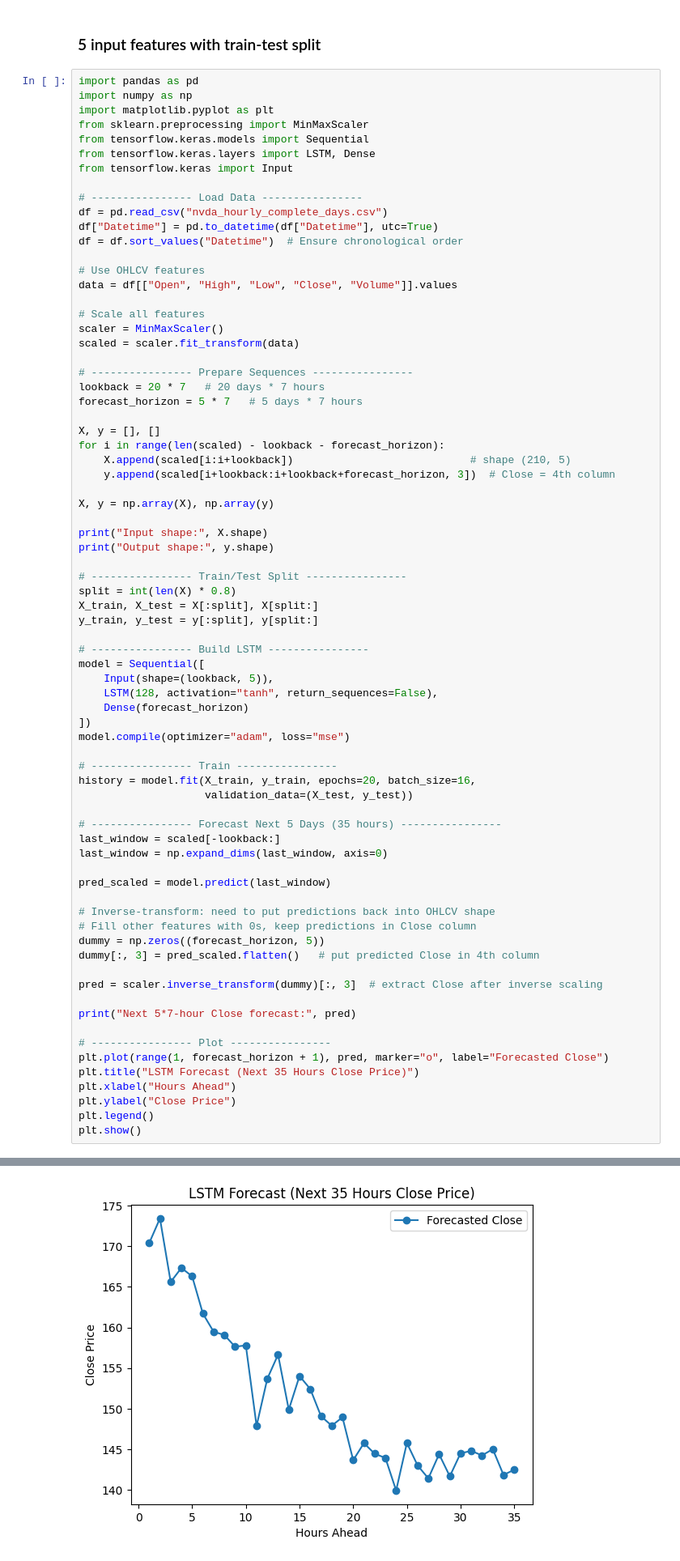
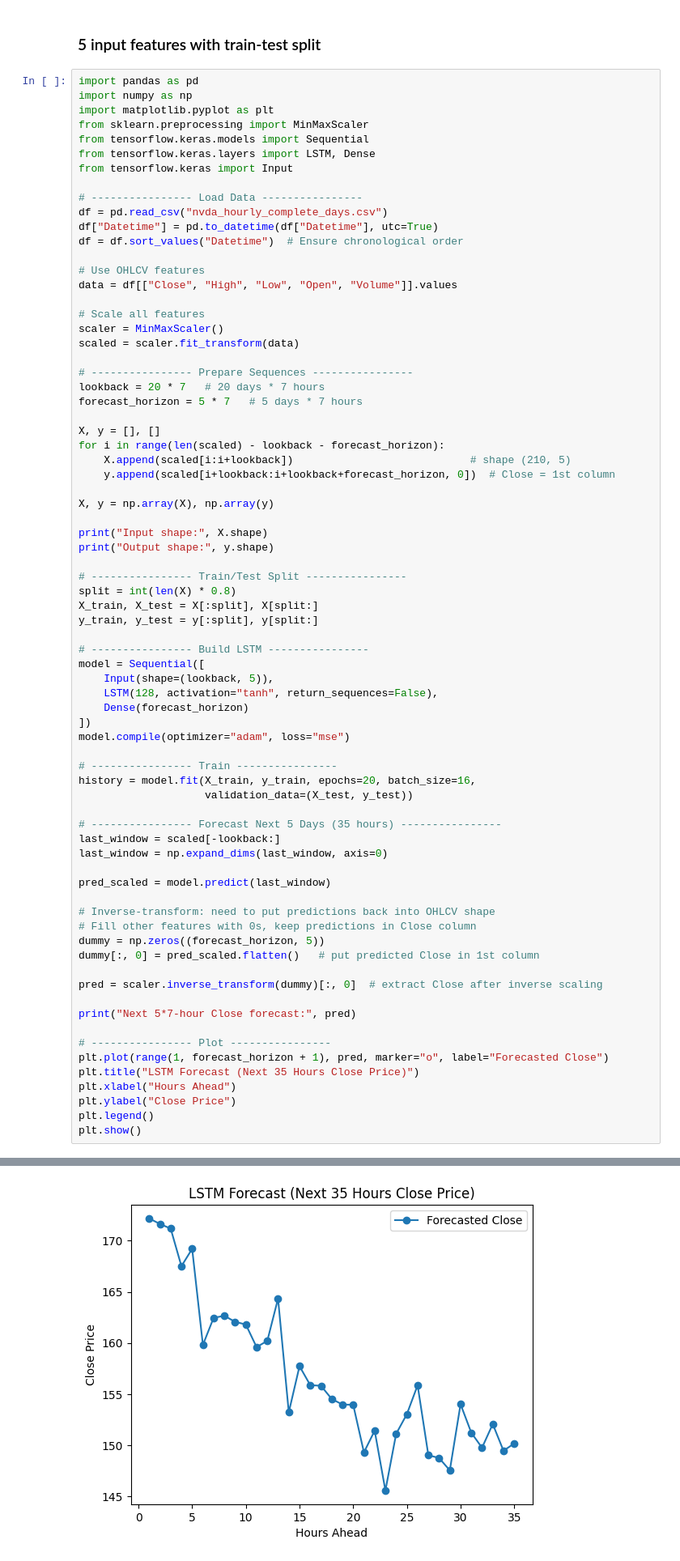
Before and after one commit to ss47tt/Stock_price_forecast_1y_1h, a Jupyter notebook: Stock_forecaster_lstm.ipynb, the cells around one changed output, grey strips where cells are left out. Shown: that part at 81% size. Drawn from its saved outputs; the diff is of its cells as text.

```diff
--- a/Stock_forecaster_lstm.ipynb
+++ b/Stock_forecaster_lstm.ipynb
@@ -194,7 +194,7 @@ df["Datetime"] = pd.to_datetime(df["Datetime"], utc=True)
 df = df.sort_values("Datetime")  # Ensure chronological order
 
 # Use OHLCV features
-data = df[["Open", "High", "Low", "Close", "Volume"]].values
+data = df[["Close", "High", "Low", "Open", "Volume"]].values
 
 # Scale all features
 scaler = MinMaxScaler()
@@ -207,7 +207,7 @@ forecast_horizon = 5 * 7   # 5 days * 7 hours
 X, y = [], []
 for i in range(len(scaled) - lookback - forecast_horizon):
     X.append(scaled[i:i+lookback])                            # shape (210, 5)
-    y.append(scaled[i+lookback:i+lookback+forecast_horizon, 3])  # Close = 4th column
+    y.append(scaled[i+lookback:i+lookback+forecast_horizon, 0])  # Close = 1st column
 
 X, y = np.array(X), np.array(y)
 
@@ -240,9 +240,9 @@ pred_scaled = model.predict(last_window)
 # Inverse-transform: need to put predictions back into OHLCV shape
 # Fill other features with 0s, keep predictions in Close column
 dummy = np.zeros((forecast_horizon, 5))
-dummy[:, 3] = pred_scaled.flatten()   # put predicted Close in 4th column
+dummy[:, 0] = pred_scaled.flatten()   # put predicted Close in 1st column
 
-pred = scaler.inverse_transform(dummy)[:, 3]  # extract Close after inverse scaling
+pred = scaler.inverse_transform(dummy)[:, 0]  # extract Close after inverse scaling
 
 print("Next 5*7-hour Close forecast:", pred)
 
@@ -274,4 +274,4 @@ Epoch 5/20
-[figure, old version]
+[figure, new version]
 # %% [markdown]
 ### 1 input feature without train-test split
 # %%
```
Also changed, not shown: parts of 4 cells of this notebook.
